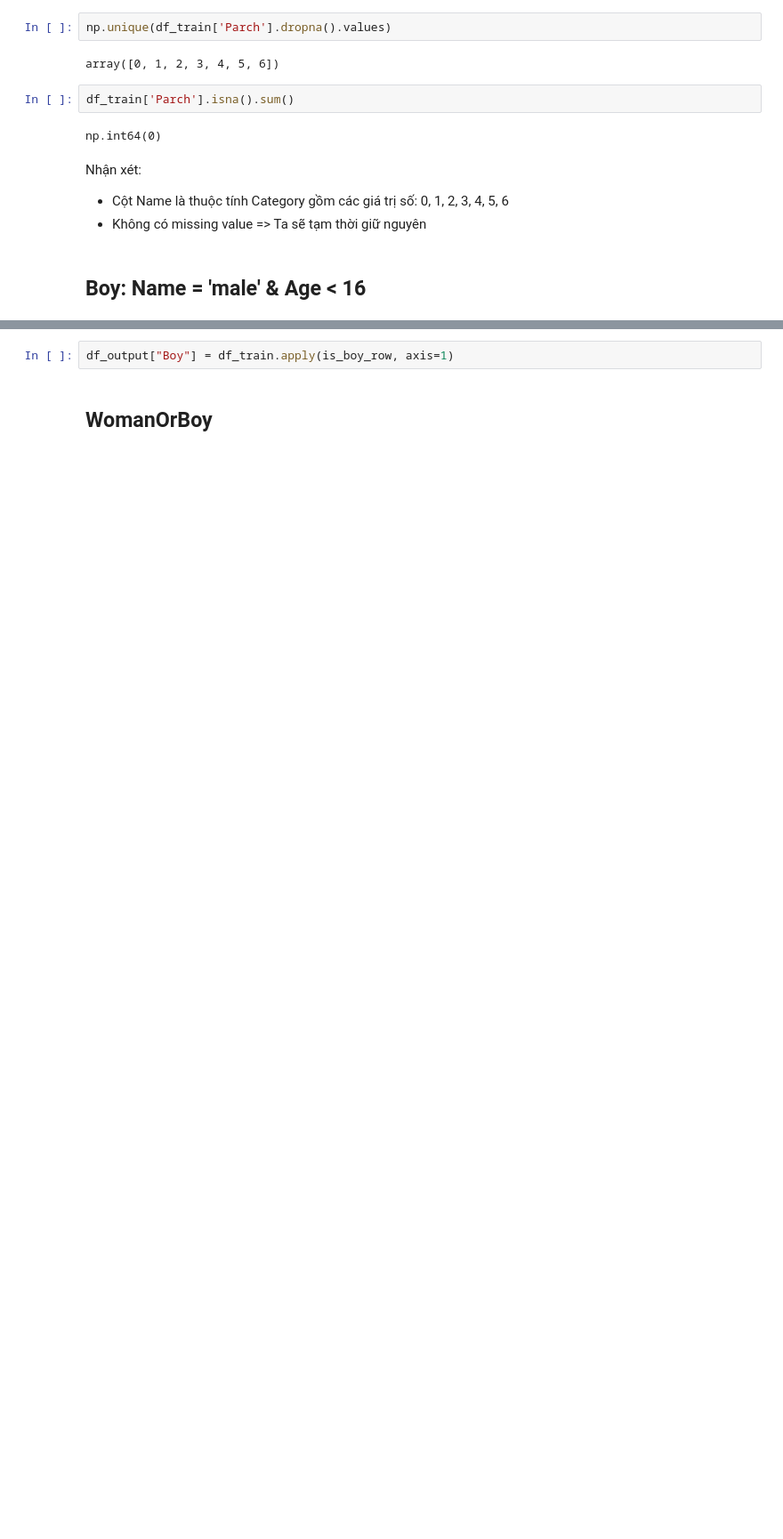
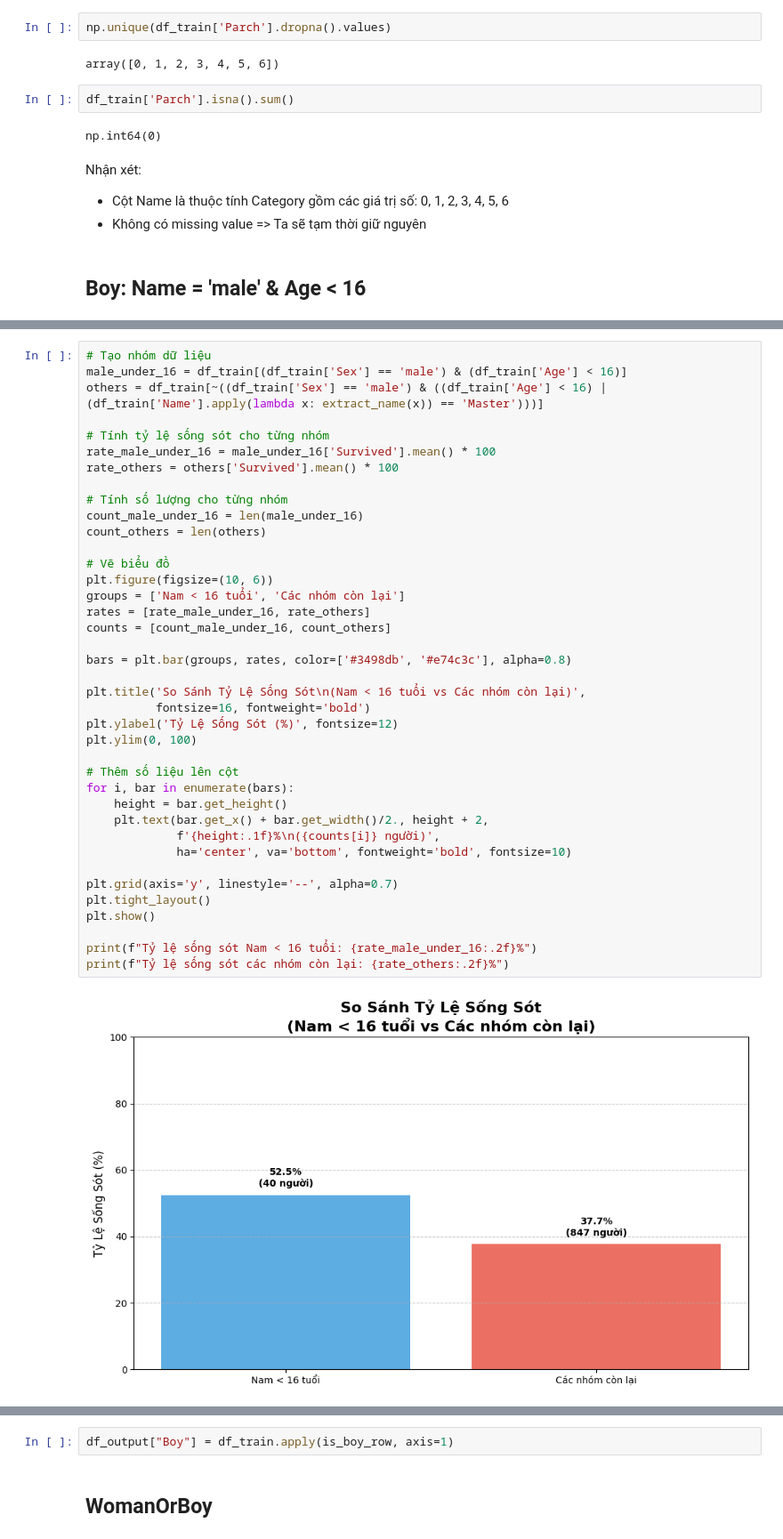
Before and after one commit to minhhailtv6a1/Project_Group_MachineLearning_2025-2026, a Jupyter notebook: Challeng_1_Titanic_Final/process/test_22102025/model/train.ipynb, the cells around one changed output, grey strips where cells are left out. Shown at 89% size. Drawn from its saved outputs; the diff is of its cells as text; blank space fills up the shorter version.

```diff
--- a/Challeng_1_Titanic_Final/process/test_22102025/model/train.ipynb
+++ b/Challeng_1_Titanic_Final/process/test_22102025/model/train.ipynb
@@ -395,0 +398,41 @@ Nhận xét:
+# %%
+# Tạo nhóm dữ liệu
+male_under_16 = df_train[(df_train['Sex'] == 'male') & (df_train['Age'] < 16)]
+others = df_train[~((df_train['Sex'] == 'male') & ((df_train['Age'] < 16) | (df_train['Name'].apply(lambda x: extract_name(x)) == 'Master')))]
+
+# Tính tỷ lệ sống sót cho từng nhóm
+rate_male_under_16 = male_under_16['Survived'].mean() * 100
+rate_others = others['Survived'].mean() * 100
+
+# Tính số lượng cho từng nhóm
+count_male_under_16 = len(male_under_16)
+count_others = len(others)
+
+# Vẽ biểu đồ
+plt.figure(figsize=(10, 6))
+groups = ['Nam < 16 tuổi', 'Các nhóm còn lại']
+rates = [rate_male_under_16, rate_others]
+counts = [count_male_under_16, count_others]
+
+bars = plt.bar(groups, rates, color=['#3498db', '#e74c3c'], alpha=0.8)
+
+plt.title('So Sánh Tỷ Lệ Sống Sót\n(Nam < 16 tuổi vs Các nhóm còn lại)',
+          fontsize=16, fontweight='bold')
+plt.ylabel('Tỷ Lệ Sống Sót (%)', fontsize=12)
+plt.ylim(0, 100)
+
+# Thêm số liệu lên cột
+for i, bar in enumerate(bars):
+    height = bar.get_height()
+    plt.text(bar.get_x() + bar.get_width()/2., height + 2,
+             f'{height:.1f}%\n({counts[i]} người)',
+             ha='center', va='bottom', fontweight='bold', fontsize=10)
+
+plt.grid(axis='y', linestyle='--', alpha=0.7)
+plt.tight_layout()
+plt.show()
+
+print(f"Tỷ lệ sống sót Nam < 16 tuổi: {rate_male_under_16:.2f}%")
+print(f"Tỷ lệ sống sót các nhóm còn lại: {rate_others:.2f}%")
+# %% [output]
+[figure, added]
```
Also changed, not shown: parts of 8 cells of this notebook, 23 other files.
